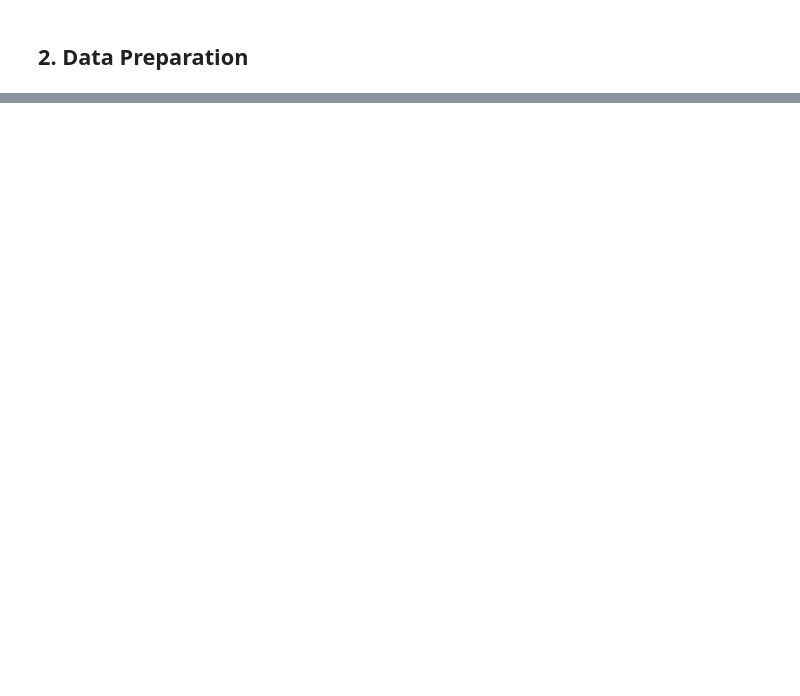
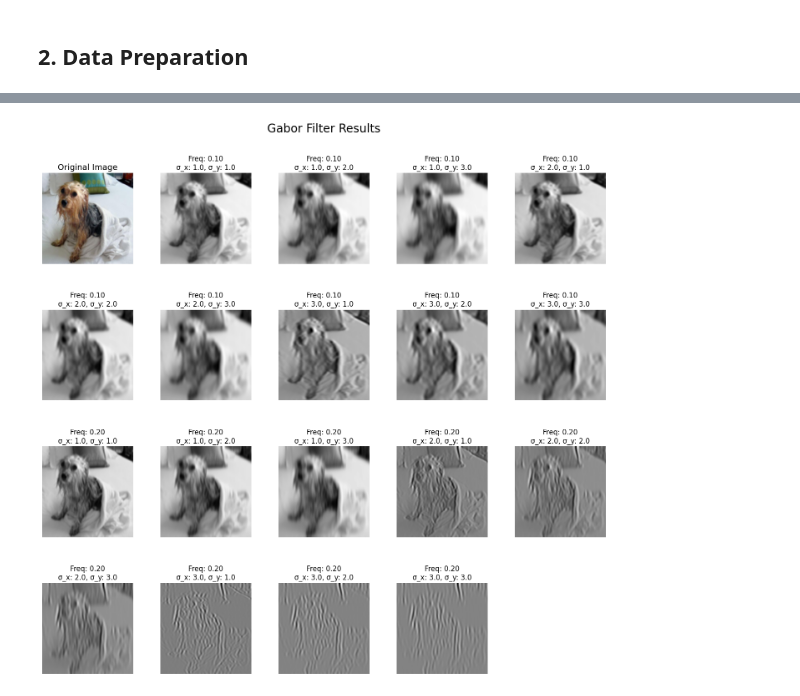
Before and after one commit to logcho/dog-image-analysis, a Jupyter notebook: notebooks/exploration.ipynb, the cells around one changed output, grey strips where cells are left out. Saved outputs shown, nothing was run; the diff lists cells and outputs as text; code cells hidden in the pictures; blank space fills up the shorter version.

```diff
--- a/notebooks/exploration.ipynb
+++ b/notebooks/exploration.ipynb
@@ -38,0 +170,65 @@ The expected outcome of this analysis is to develop a robust image classificatio
+# %%
+import numpy as np
+import matplotlib.pyplot as plt
+from skimage.filters import gabor
+from skimage import color
+
+def visualize_gabor_filters(image, frequencies, sigma_x_values, sigma_y_values):
+    num_freq = len(frequencies)
+    num_sigma_x = len(sigma_x_values)
+    num_sigma_y = len(sigma_y_values)
+
+    # Total number of subplots: original image + Gabor-filtered images
+    total_subplots = 1 + num_freq * num_sigma_x * num_sigma_y
+
+    # Calculate the number of rows and columns for a square-like layout
+    num_cols = int(np.ceil(np.sqrt(total_subplots)))
+    num_rows = int(np.ceil(total_subplots / num_cols))
+
+    # Adjust figure size to maintain a square aspect ratio
+    fig_size = num_cols * 3  # Base size per subplot
+    plt.figure(figsize=(fig_size, fig_size))
+
+    # Convert to grayscale once to avoid repetition
+    gray_img = color.rgb2gray(image)
+
+    # Plot the original image
+    plt.subplot(num_rows, num_cols, 1)
+    plt.imshow(image)
+    plt.title('Original Image', fontsize=14)
+    plt.axis('off')
+
+    # Plot Gabor-filtered images
+    subplot_index = 2  # Start from the second subplot
+    for i, frequency in enumerate(frequencies):
+        for j, sigma_x in enumerate(sigma_x_values):
+            for k, sigma_y in enumerate(sigma_y_values):
+                # Apply Gabor filter
+                real, _ = gabor(gray_img, frequency=frequency, sigma_x=sigma_x, sigma_y=sigma_y)
+
+                # Display the Gabor-filtered image
+                plt.subplot(num_rows, num_cols, subplot_index)
+                plt.imshow(real, cmap='gray')
+                plt.title(f'Freq: {frequency:.2f}\nσ_x: {sigma_x}, σ_y: {sigma_y}', fontsize=12)
+                plt.axis('off')
+
+                # Increment subplot index
+                subplot_index += 1
+
+    # Adjust layout to minimize gaps and improve readability
+    plt.subplots_adjust(hspace=0.5, wspace=0.3, left=0.05, right=0.95, top=0.9, bottom=0.1)
+    plt.suptitle('Gabor Filter Results', fontsize=20)  # Title for the entire figure
+    plt.show()
+
+# Example usage
+example_image = images[0]
+
+# Define fewer frequency and sigma values to reduce the number of images
+frequencies = [0.1, 0.2]  # Only 2 frequencies
+sigma_x_values = [1.0, 2.0, 3.0]  # Only 2 sigma x values
+sigma_y_values = [1.0, 2.0, 3.0]  # Only 2 sigma y values
+
+# Visualize Gabor filters
+visualize_gabor_filters(example_image, frequencies, sigma_x_values, sigma_y_values)
+# %% [output]
+[figure, added]
```
Also changed, not shown: parts of 18 cells of this notebook.
